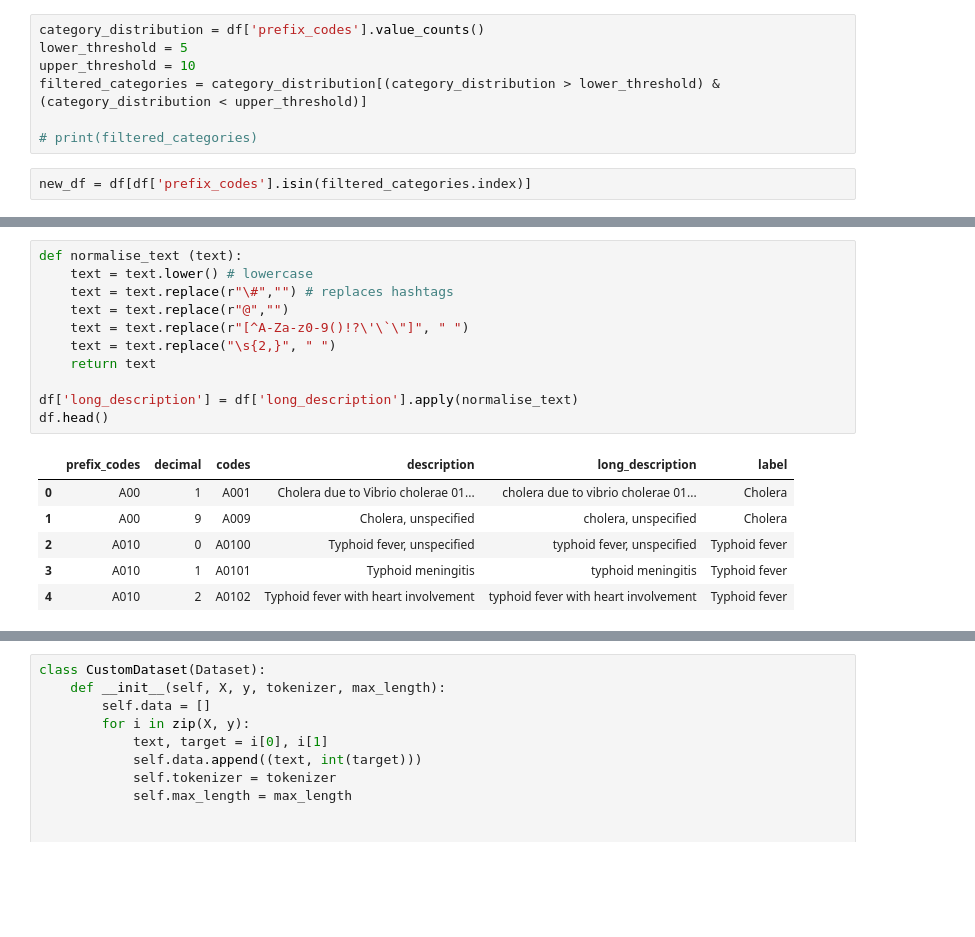
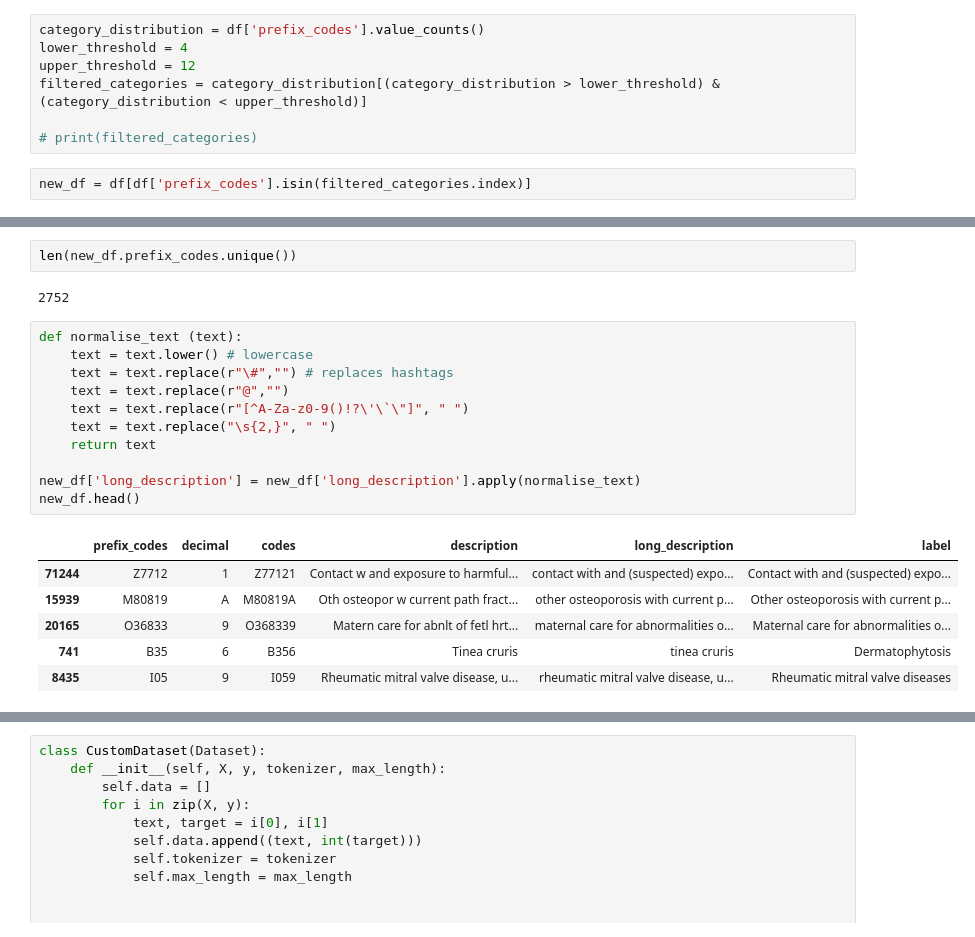
Before and after one commit to Nielspace/MedicalLM, a Jupyter notebook: medicallm.ipynb, the cells around one changed output, grey strips where cells are left out. Cells and saved outputs as stored; diff of their text form; blank space fills up the shorter version.

```diff
--- a/medicallm.ipynb
+++ b/medicallm.ipynb
@@ -33,7 +39,7 @@ df.columns = ['prefix_codes', 'decimal', 'codes', 'description', 'long_descripti
 # %%
 category_distribution = df['prefix_codes'].value_counts()
-lower_threshold = 5
-upper_threshold = 10
+lower_threshold = 4
+upper_threshold = 12
 filtered_categories = category_distribution[(category_distribution > lower_threshold) & (category_distribution < upper_threshold)]
 
 # print(filtered_categories)
@@ -54,18 +60,22 @@ Size: 15036
+# %%
+len(new_df.prefix_codes.unique())
+# %% [output]
+2752
 # %%
 def normalise_text (text):
     text = text.lower() # lowercase
     text = text.replace(r"\#","") # replaces hashtags
     text = text.replace(r"@","")
     text = text.replace(r"[^A-Za-z0-9()!?\'\`\"]", " ")
     text = text.replace("\s{2,}", " ")
     return text
 
-df['long_description'] = df['long_description'].apply(normalise_text)
-df.head()
+new_df['long_description'] = new_df['long_description'].apply(normalise_text)
+new_df.head()
 # %% [output]
 |  | prefix_codes | decimal | codes | description | long_description | label |
-| 0 | A00 | 1 | A001 | Cholera due to Vibrio cholerae 01... | cholera due to vibrio cholerae 01... | Cholera |
-| 1 | A00 | 9 | A009 | Cholera, unspecified | cholera, unspecified | Cholera |
-| 2 | A010 | 0 | A0100 | Typhoid fever, unspecified | typhoid fever, unspecified | Typhoid fever |
-| 3 | A010 | 1 | A0101 | Typhoid meningitis | typhoid meningitis | Typhoid fever |
-| 4 | A010 | 2 | A0102 | Typhoid fever with heart involvement | typhoid fever with heart involvement | Typhoid fever |
+| 71244 | Z7712 | 1 | Z77121 | Contact w and exposure to harmful... | contact with and (suspected) expo... | Contact with and (suspected) expo... |
+| 15939 | M80819 | A | M80819A | Oth osteopor w current path fract... | other osteoporosis with current p... | Other osteoporosis with current p... |
+| 20165 | O36833 | 9 | O368339 | Matern care for abnlt of fetl hrt... | maternal care for abnormalities o... | Maternal care for abnormalities o... |
+| 741 | B35 | 6 | B356 | Tinea cruris | tinea cruris | Dermatophytosis |
+| 8435 | I05 | 9 | I059 | Rheumatic mitral valve disease, u... | rheumatic mitral valve disease, u... | Rheumatic mitral valve diseases |
```
Also changed, not shown: parts of 30 cells of this notebook.
